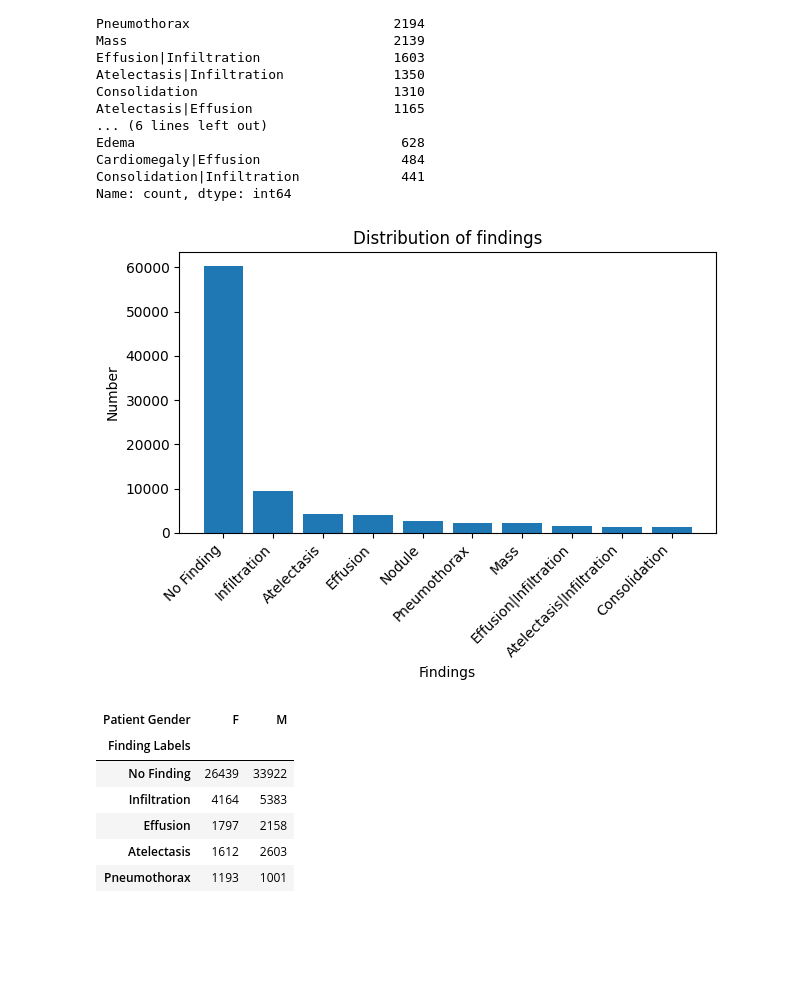
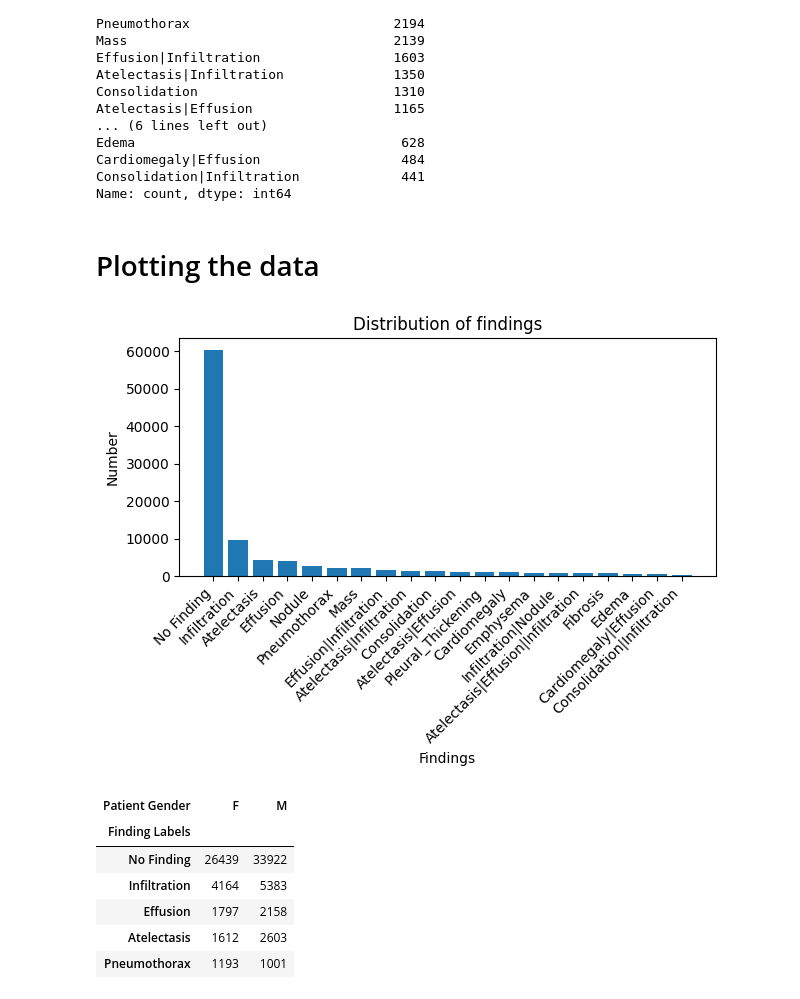
Before and after one commit to nikodice4/MedCLIP_shortcuts, a Jupyter notebook: notebooks/eda_pre.ipynb, the cells around one changed output. Cells and saved outputs as stored; diff of their text form; code cells hidden in the pictures; blank space fills up the shorter version.

```diff
--- a/notebooks/eda_pre.ipynb
+++ b/notebooks/eda_pre.ipynb
@@ -70,18 +74,20 @@ Edema                                  628
 Cardiomegaly|Effusion                  484
 Consolidation|Infiltration             441
 Name: count, dtype: int64
+# %% [markdown]
+# Plotting the data
 # %%
 plt.figure()
 view_counts = df_raw["Finding Labels"].value_counts()
-plt.bar(view_counts[:10].index, view_counts[:10].values)
+plt.bar(view_counts[:20].index, view_counts[:20].values)
 plt.title("Distribution of findings")
 plt.xlabel("Findings")
 plt.ylabel("Number")
 plt.xticks(rotation=45, ha="right")
 plt.tight_layout()
 plt.show()
 # %% [output]
-[figure, old version]
+[figure, new version]
 # %%
 label_sex_crosstab = (df_raw.explode("Finding Labels").pivot_table(index="Finding Labels", columns="Patient Gender",
                                    aggfunc="size", fill_value=0).sort_values(by=["F", "M"], ascending=False))
```
Also changed, not shown: parts of 48 cells of this notebook.
